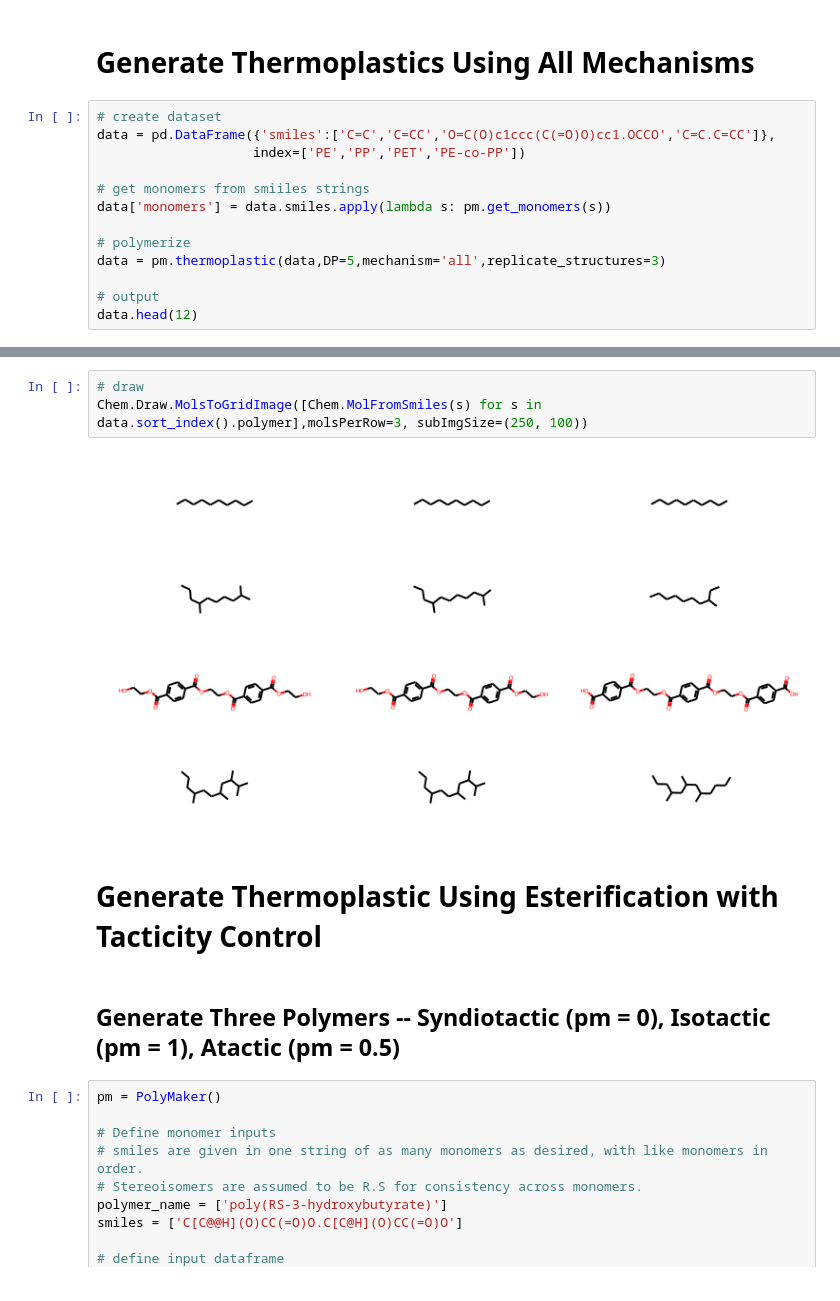
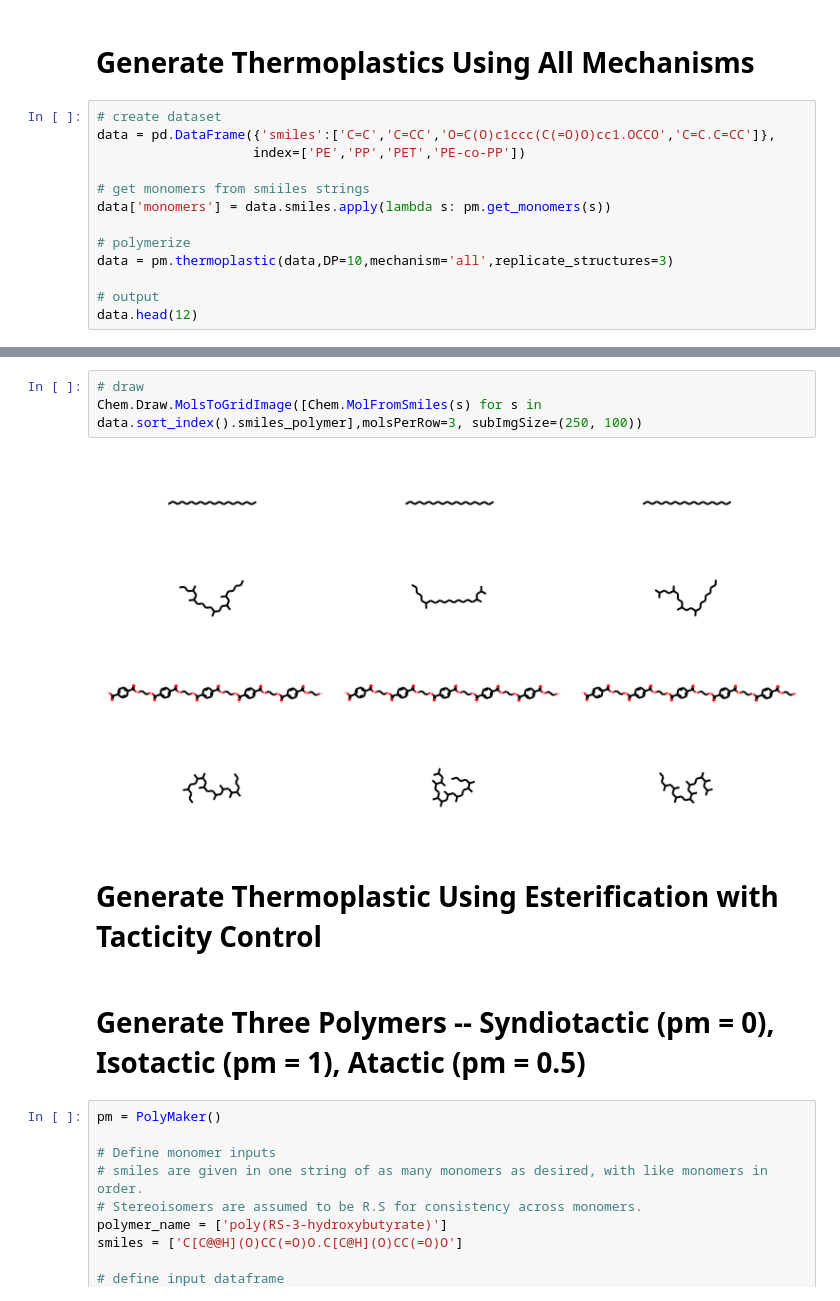
Before and after one commit to NREL/m2p, a Jupyter notebook: examples/Example for Creating Thermoplastic Structures.ipynb, the cells around one changed output, grey strips where cells are left out. Drawn from its saved outputs; the diff is of its cells as text.

```diff
--- a/examples/Example for Creating Thermoplastic Structures.ipynb
+++ b/examples/Example for Creating Thermoplastic Structures.ipynb
@@ -15,7 +15,7 @@ data = pd.DataFrame({'smiles':['C=C','C=CC','O=C(O)c1ccc(C(=O)O)cc1.OCCO','C=C.C
 data['monomers'] = data.smiles.apply(lambda s: pm.get_monomers(s))
 
 # polymerize
-data = pm.thermoplastic(data,DP=5,mechanism='all',replicate_structures=3)
+data = pm.thermoplastic(data,DP=10,mechanism='all',replicate_structures=3)
 
 # output
 data.head(12)
@@ -36,12 +36,12 @@ data.head(12)
 # %%
 # draw
-Chem.Draw.MolsToGridImage([Chem.MolFromSmiles(s) for s in data.sort_index().polymer],molsPerRow=3, subImgSize=(250, 100))
+Chem.Draw.MolsToGridImage([Chem.MolFromSmiles(s) for s in data.sort_index().smiles_polymer],molsPerRow=3, subImgSize=(250, 100))
 # %% [output]
-[figure, old version]
+[figure, new version]
 # %% [markdown]
 # Generate Thermoplastic Using Esterification with Tacticity Control
 # %% [markdown]
-## Generate Three Polymers -- Syndiotactic (pm = 0), Isotactic (pm = 1), Atactic (pm = 0.5)
+# Generate Three Polymers -- Syndiotactic (pm = 0), Isotactic (pm = 1), Atactic (pm = 0.5)
 # %%
 pm = PolyMaker()
 
```
Also changed, not shown: parts of 1 cell of this notebook.
